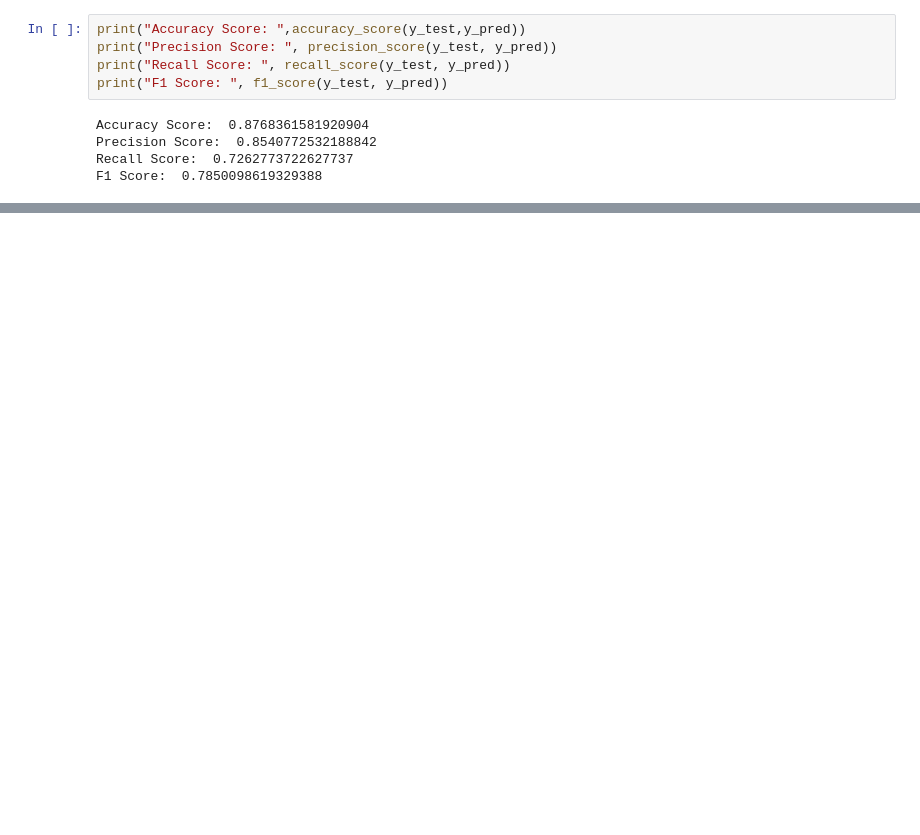
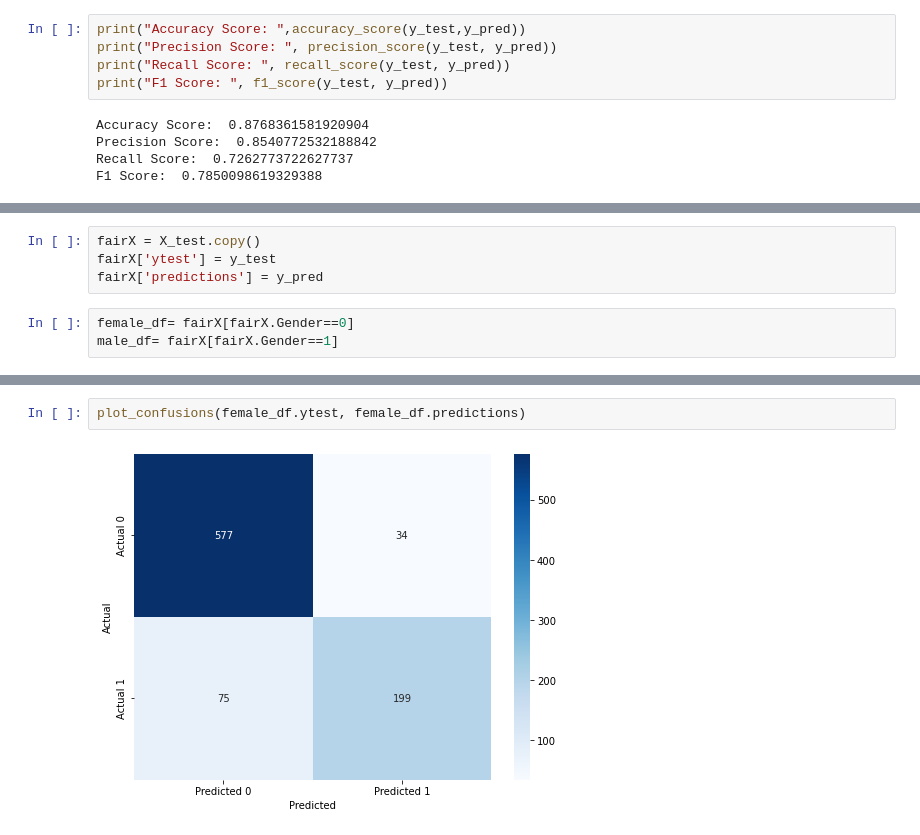
Before and after one commit to KANUBALAD/ML-Fairness-in-School-DropOut-, a Jupyter notebook: Notebooks/ML_Logistic_regression.ipynb, the cells around one changed output, grey strips where cells are left out. Drawn from its saved outputs; the diff is of its cells as text; blank space fills up the shorter version.

```diff
--- a/Notebooks/ML_Logistic_regression.ipynb
+++ b/Notebooks/ML_Logistic_regression.ipynb
@@ -157,0 +156,7 @@ plt.show()
+# %%
+fairX = X_test.copy()
+fairX['ytest'] = y_test
+fairX['predictions'] = y_pred
+# %%
+female_df= fairX[fairX.Gender==0]
+male_df= fairX[fairX.Gender==1]
@@ -157,0 +173,4 @@ plt.show()
+# %%
+plot_confusions(female_df.ytest, female_df.predictions)
+# %% [output]
+[figure, added]
```
Also changed, not shown: parts of 21 cells of this notebook, 1 other file.
